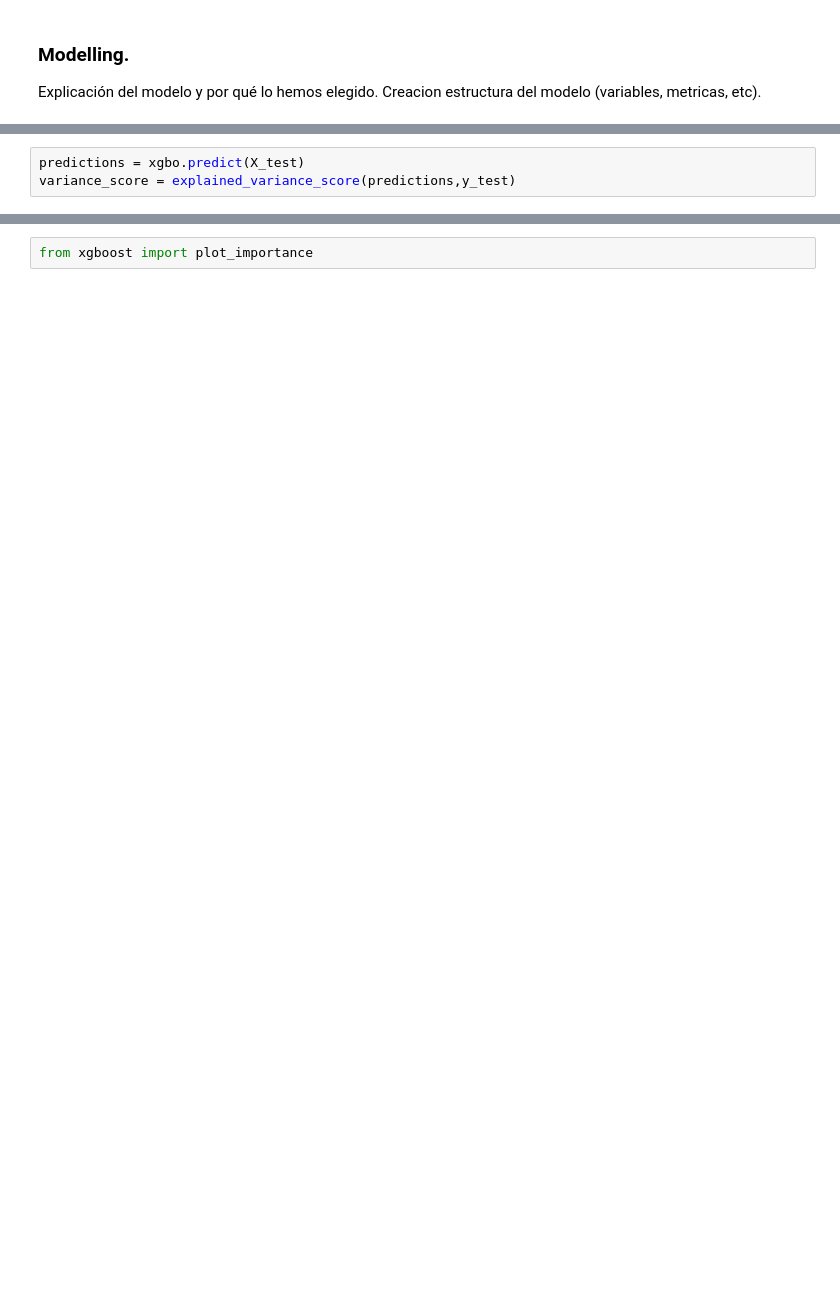
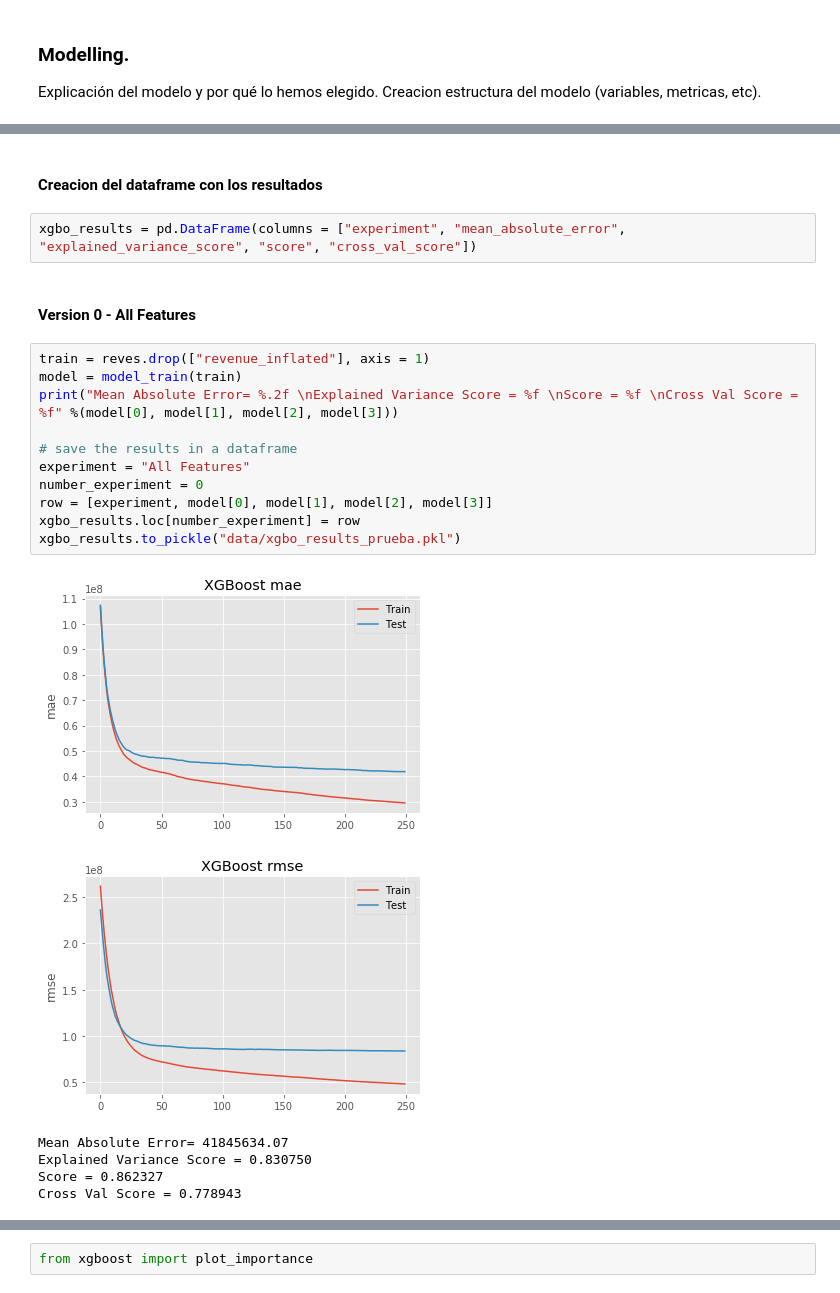
Before and after one commit to ElsaDuran/reves, a Jupyter notebook: 03.Model.ipynb, the cells around one changed output, grey strips where cells are left out. Drawn from its saved outputs; the diff is of its cells as text; blank space fills up the shorter version.

```diff
--- a/03.Model.ipynb
+++ b/03.Model.ipynb
@@ -121,3 +41,0 @@ Sacar tabla con todos los resultados que hemos ido generando, y comentario/explc
-# %%
-predictions = xgbo.predict(X_test)
-variance_score = explained_variance_score(predictions,y_test)
@@ -130,0 +113,24 @@ cross_val
+# %% [markdown]
+#### Creacion del dataframe con los resultados
+# %%
+xgbo_results = pd.DataFrame(columns = ["experiment", "mean_absolute_error", "explained_variance_score", "score", "cross_val_score"])
+# %% [markdown]
+#### Version 0 - All Features
+# %%
+train = reves.drop(["revenue_inflated"], axis = 1)
+model = model_train(train)
+print("Mean Absolute Error= %.2f \nExplained Variance Score = %f \nScore = %f \nCross Val Score = %f" %(model[0], model[1], model[2], model[3]))
+
+# save the results in a dataframe
+experiment = "All Features"
+number_experiment = 0
+row = [experiment, model[0], model[1], model[2], model[3]]
+xgbo_results.loc[number_experiment] = row
+xgbo_results.to_pickle("data/xgbo_results_prueba.pkl")
+# %% [output]
+[figure, added]
+[figure, added]
+Mean Absolute Error= 41845634.07
+Explained Variance Score = 0.830750
+Score = 0.862327
+Cross Val Score = 0.778943
```
Also changed, not shown: parts of 69 cells of this notebook, 2 other files.
